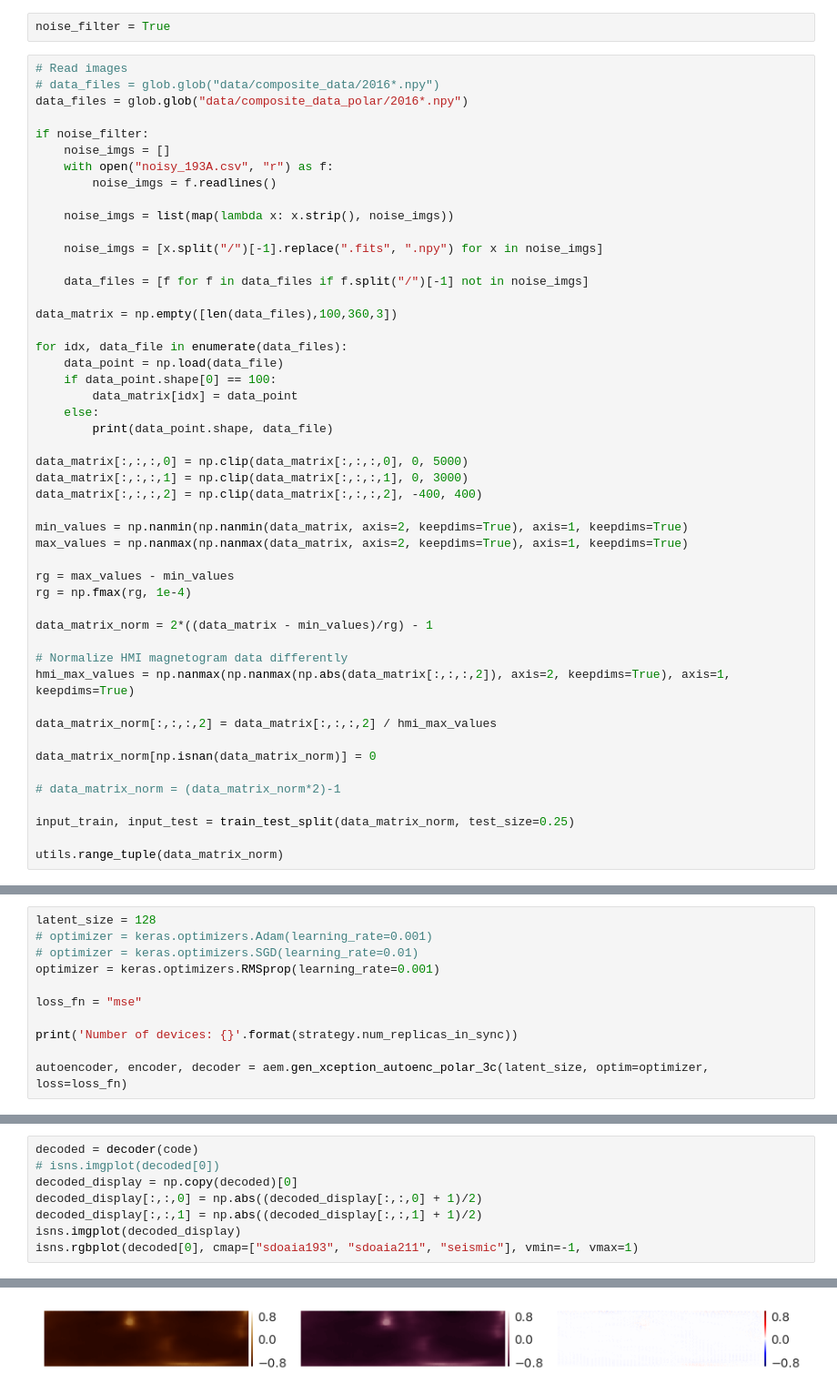
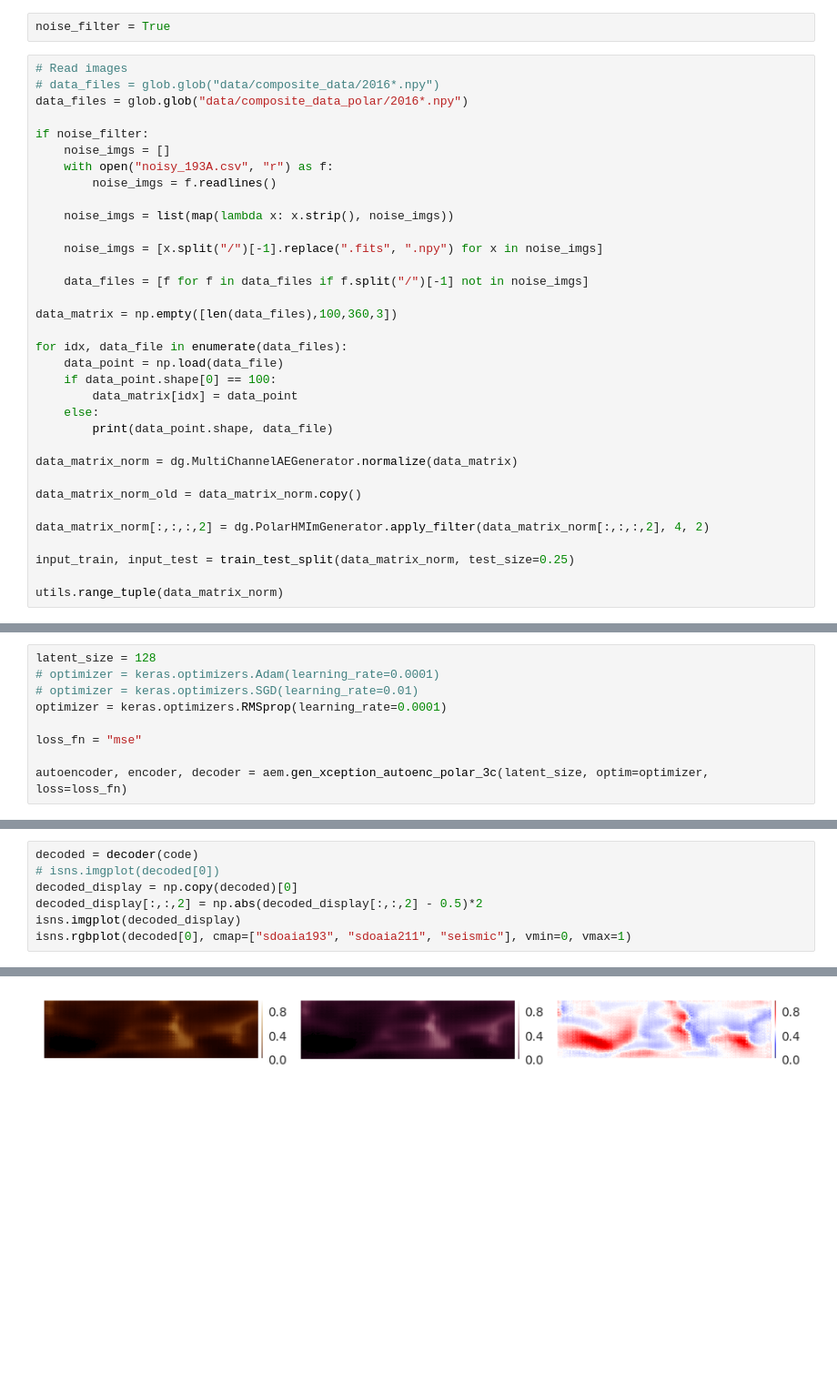
Before and after one commit to eugenioLR/TFM_sun_Autoencoders, a Jupyter notebook: autoencoder_polar_xception_3c_2016.ipynb, the cells around one changed output, grey strips where cells are left out. Shown at 91% size. Cells and saved outputs as stored; diff of their text form; blank space fills up the shorter version.

```diff
--- a/autoencoder_polar_xception_3c_2016.ipynb
+++ b/autoencoder_polar_xception_3c_2016.ipynb
@@ -71,26 +66,11 @@ for idx, data_file in enumerate(data_files):
     else:
         print(data_point.shape, data_file)
 
-data_matrix[:,:,:,0] = np.clip(data_matrix[:,:,:,0], 0, 5000)
-data_matrix[:,:,:,1] = np.clip(data_matrix[:,:,:,1], 0, 3000)
-data_matrix[:,:,:,2] = np.clip(data_matrix[:,:,:,2], -400, 400)
+data_matrix_norm = dg.MultiChannelAEGenerator.normalize(data_matrix)
 
-min_values = np.nanmin(np.nanmin(data_matrix, axis=2, keepdims=True), axis=1, keepdims=True)
-max_values = np.nanmax(np.nanmax(data_matrix, axis=2, keepdims=True), axis=1, keepdims=True)
+data_matrix_norm_old = data_matrix_norm.copy()
 
-rg = max_values - min_values
-rg = np.fmax(rg, 1e-4)
-
-data_matrix_norm = 2*((data_matrix - min_values)/rg) - 1
-
-# Normalize HMI magnetogram data differently
-hmi_max_values = np.nanmax(np.nanmax(np.abs(data_matrix[:,:,:,2]), axis=2, keepdims=True), axis=1, keepdims=True)
-
-data_matrix_norm[:,:,:,2] = data_matrix[:,:,:,2] / hmi_max_values
-
-data_matrix_norm[np.isnan(data_matrix_norm)] = 0
-
-# data_matrix_norm = (data_matrix_norm*2)-1
+data_matrix_norm[:,:,:,2] = dg.PolarHMImGenerator.apply_filter(data_matrix_norm[:,:,:,2], 4, 2)
 
 input_train, input_test = train_test_split(data_matrix_norm, test_size=0.25)
 
@@ -119,12 +121,10 @@ ax = isns.ImageGrid(image_list.copy(), col_wrap=3, cmap=["sdoaia193", "sdoaia211
 # %%
 latent_size = 128
-# optimizer = keras.optimizers.Adam(learning_rate=0.001)
+# optimizer = keras.optimizers.Adam(learning_rate=0.0001)
 # optimizer = keras.optimizers.SGD(learning_rate=0.01)
-optimizer = keras.optimizers.RMSprop(learning_rate=0.001)
+optimizer = keras.optimizers.RMSprop(learning_rate=0.0001)
 
 loss_fn = "mse"
 
-print('Number of devices: {}'.format(strategy.num_replicas_in_sync))
-
 autoencoder, encoder, decoder = aem.gen_xception_autoenc_polar_3c(latent_size, optim=optimizer, loss=loss_fn)
 # %% [output]
@@ -203,8 +203,7 @@ isns.imgplot(utils.square_dims_vector(np.asarray(code)), vmin=-1, vmax=1)
 decoded = decoder(code)
 # isns.imgplot(decoded[0])
 decoded_display = np.copy(decoded)[0]
-decoded_display[:,:,0] = np.abs((decoded_display[:,:,0] + 1)/2)
-decoded_display[:,:,1] = np.abs((decoded_display[:,:,1] + 1)/2)
+decoded_display[:,:,2] = np.abs(decoded_display[:,:,2] - 0.5)*2
 isns.imgplot(decoded_display)
-isns.rgbplot(decoded[0], cmap=["sdoaia193", "sdoaia211", "seismic"], vmin=-1, vmax=1)
+isns.rgbplot(decoded[0], cmap=["sdoaia193", "sdoaia211", "seismic"], vmin=0, vmax=1)
 # %% [output]
@@ -214,4 +212,4 @@ Clipping input data to the valid range for imshow with RGB data ([0..1] for floa
-[figure, old version]
+[figure, new version]
 # %%
 test_img_channels = [i for i in test_img[0].transpose(2,0,1)]
 
```
Also changed, not shown: parts of 19 cells of this notebook, 8 other files.
